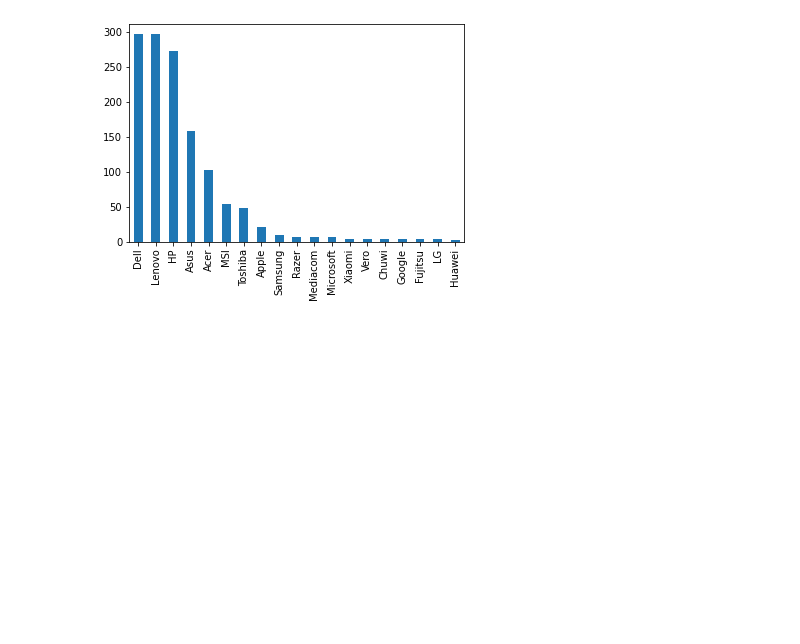
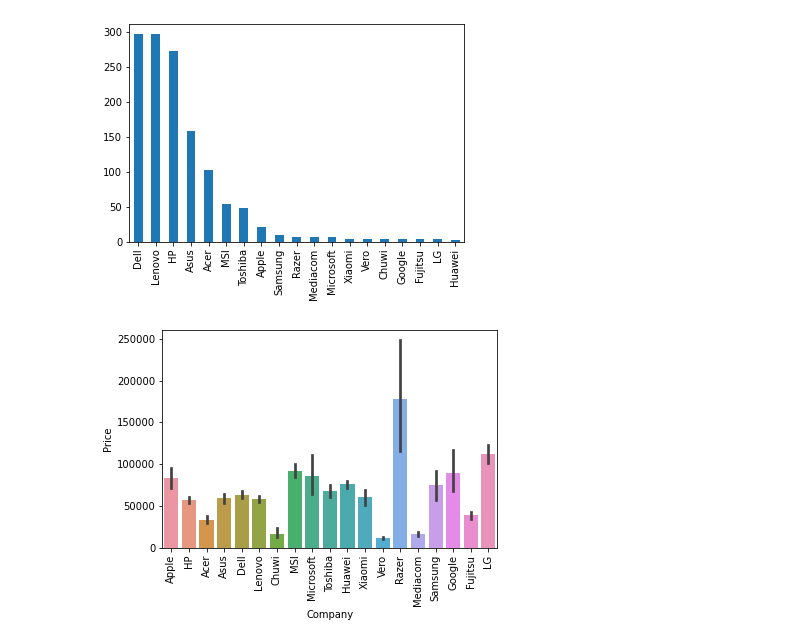
Before and after one commit to isha64/laptop-price-prediction, a Jupyter notebook: laptop-price-prediction.ipynb, the cells around one changed output. Cells and saved outputs as stored; diff of their text form; code cells hidden in the pictures; blank space fills up the shorter version.

Commit message:
done visualization on company, prices, inches

```diff
--- a/laptop-price-prediction.ipynb
+++ b/laptop-price-prediction.ipynb
@@ -117,3 +118,9 @@ df['Company'].value_counts().plot(kind='bar')
 # %% [output]
 <AxesSubplot:>
 [figure]
+# %%
+sns.barplot(x=df['Company'],y=df['Price'])
+plt.xticks(rotation='vertical')
+plt.show()
+# %% [output]
+[figure, added]
```
Also changed, not shown: parts of 5 cells of this notebook.
